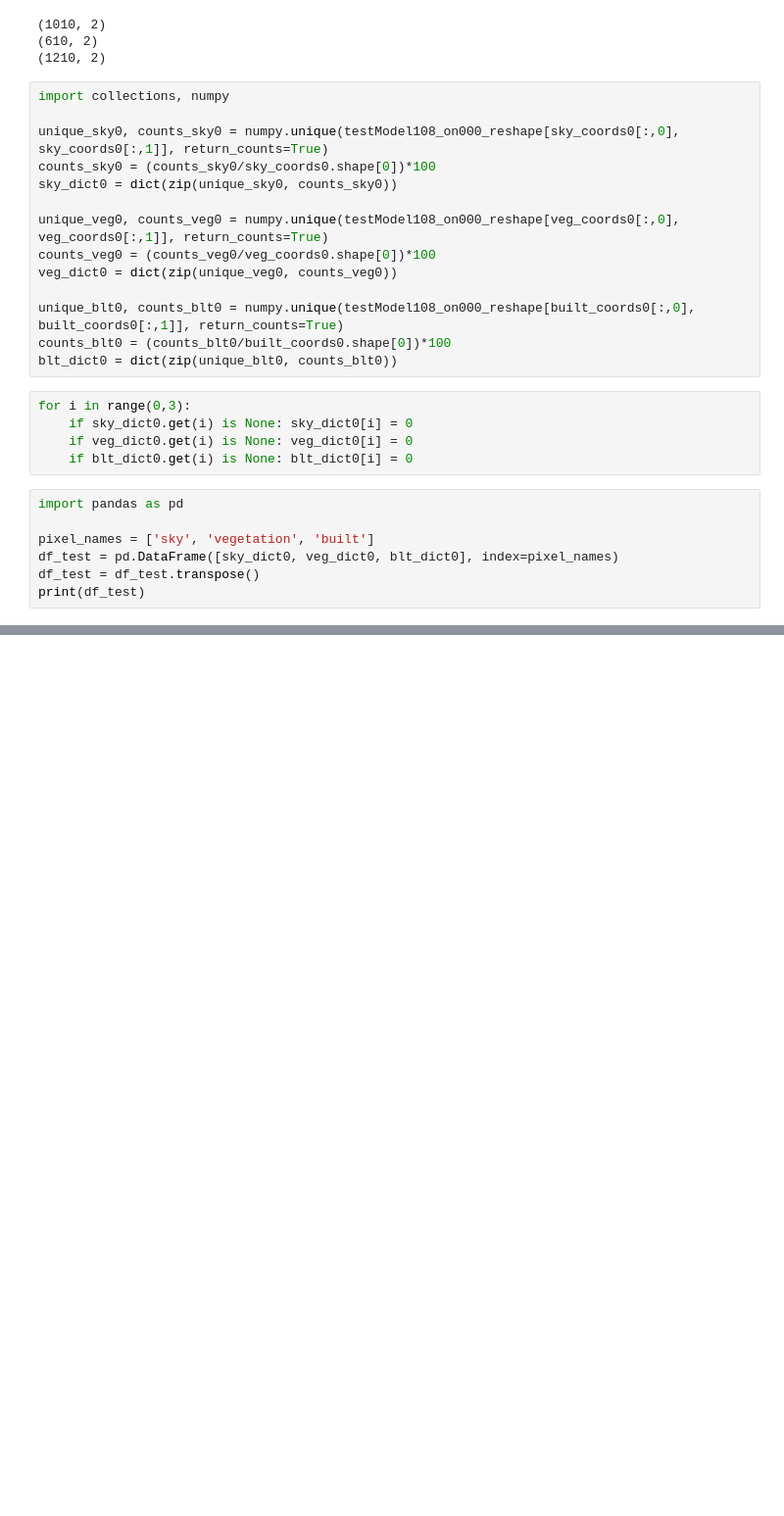
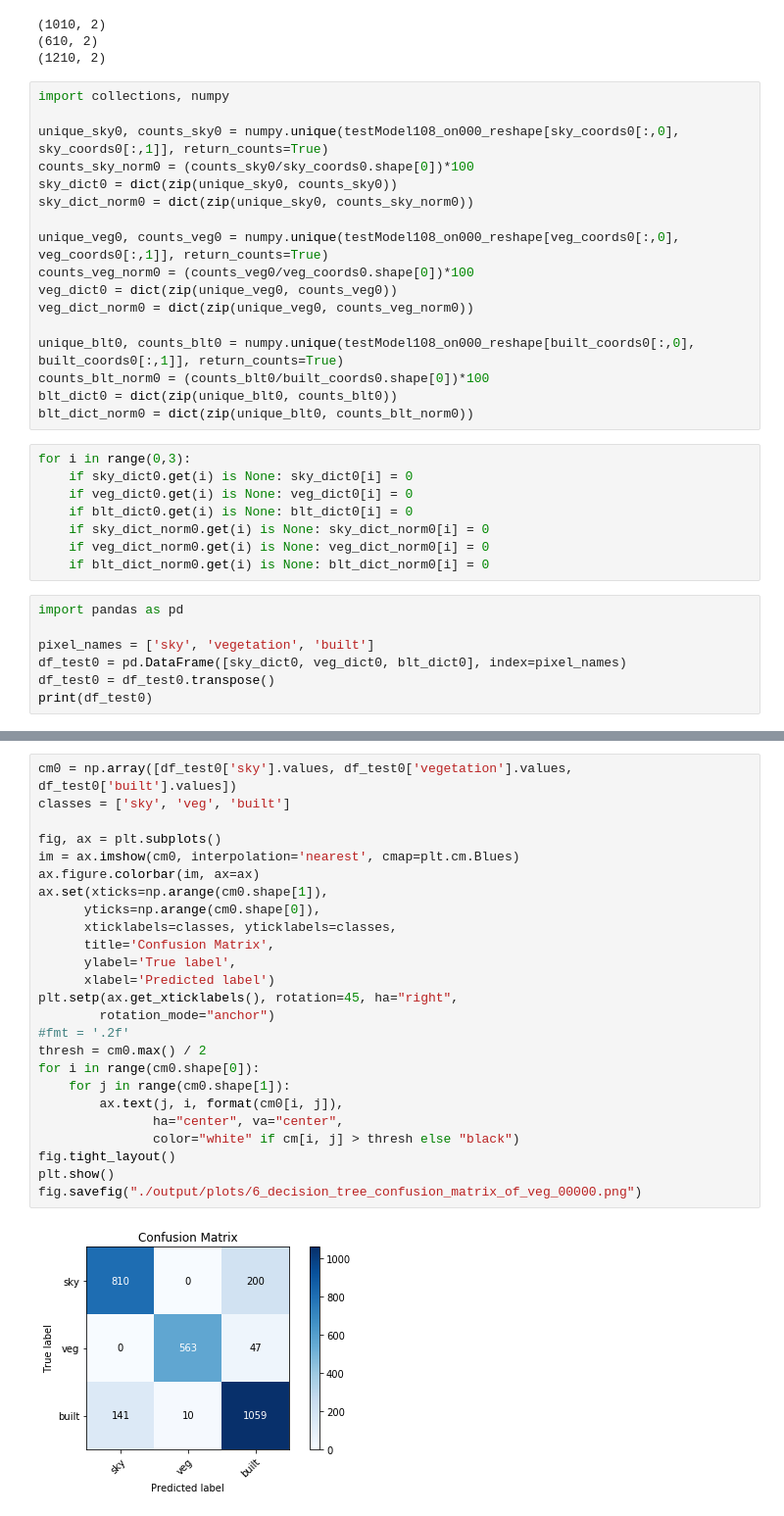
Before and after one commit to faridqamar/uo_vegetation, a Jupyter notebook: veg_pix_decision_tree.ipynb, the cells around one changed output, grey strips where cells are left out. Shown: that part at 98% size. Saved outputs shown, nothing was run; the diff lists cells and outputs as text; blank space fills up the shorter version.

```diff
--- a/veg_pix_decision_tree.ipynb
+++ b/veg_pix_decision_tree.ipynb
@@ -646,26 +649,32 @@ print(built_coords0.shape)
 import collections, numpy
 
 unique_sky0, counts_sky0 = numpy.unique(testModel108_on000_reshape[sky_coords0[:,0], sky_coords0[:,1]], return_counts=True)
-counts_sky0 = (counts_sky0/sky_coords0.shape[0])*100
+counts_sky_norm0 = (counts_sky0/sky_coords0.shape[0])*100
 sky_dict0 = dict(zip(unique_sky0, counts_sky0))
+sky_dict_norm0 = dict(zip(unique_sky0, counts_sky_norm0))
 
 unique_veg0, counts_veg0 = numpy.unique(testModel108_on000_reshape[veg_coords0[:,0], veg_coords0[:,1]], return_counts=True)
-counts_veg0 = (counts_veg0/veg_coords0.shape[0])*100
+counts_veg_norm0 = (counts_veg0/veg_coords0.shape[0])*100
 veg_dict0 = dict(zip(unique_veg0, counts_veg0))
+veg_dict_norm0 = dict(zip(unique_veg0, counts_veg_norm0))
 
 unique_blt0, counts_blt0 = numpy.unique(testModel108_on000_reshape[built_coords0[:,0], built_coords0[:,1]], return_counts=True)
-counts_blt0 = (counts_blt0/built_coords0.shape[0])*100
+counts_blt_norm0 = (counts_blt0/built_coords0.shape[0])*100
 blt_dict0 = dict(zip(unique_blt0, counts_blt0))
+blt_dict_norm0 = dict(zip(unique_blt0, counts_blt_norm0))
 # %%
 for i in range(0,3):
     if sky_dict0.get(i) is None: sky_dict0[i] = 0
     if veg_dict0.get(i) is None: veg_dict0[i] = 0
     if blt_dict0.get(i) is None: blt_dict0[i] = 0
+    if sky_dict_norm0.get(i) is None: sky_dict_norm0[i] = 0
+    if veg_dict_norm0.get(i) is None: veg_dict_norm0[i] = 0
+    if blt_dict_norm0.get(i) is None: blt_dict_norm0[i] = 0
 # %%
 import pandas as pd
 
 pixel_names = ['sky', 'vegetation', 'built']
-df_test = pd.DataFrame([sky_dict0, veg_dict0, blt_dict0], index=pixel_names)
-df_test = df_test.transpose()
-print(df_test)
+df_test0 = pd.DataFrame([sky_dict0, veg_dict0, blt_dict0], index=pixel_names)
+df_test0 = df_test0.transpose()
+print(df_test0)
 # %% [output]
@@ -675,0 +697,27 @@ print(df_test)
+# %%
+cm0 = np.array([df_test0['sky'].values, df_test0['vegetation'].values, df_test0['built'].values])
+classes = ['sky', 'veg', 'built']
+
+fig, ax = plt.subplots()
+im = ax.imshow(cm0, interpolation='nearest', cmap=plt.cm.Blues)
+ax.figure.colorbar(im, ax=ax)
+ax.set(xticks=np.arange(cm0.shape[1]),
+      yticks=np.arange(cm0.shape[0]),
+      xticklabels=classes, yticklabels=classes,
+      title='Confusion Matrix',
+      ylabel='True label',
+      xlabel='Predicted label')
+plt.setp(ax.get_xticklabels(), rotation=45, ha="right",
+        rotation_mode="anchor")
+#fmt = '.2f'
+thresh = cm0.max() / 2
+for i in range(cm0.shape[0]):
+    for j in range(cm0.shape[1]):
+        ax.text(j, i, format(cm0[i, j]),
+               ha="center", va="center",
+               color="white" if cm[i, j] > thresh else "black")
+fig.tight_layout()
+plt.show()
+fig.savefig("./output/plots/6_decision_tree_confusion_matrix_of_veg_00000.png")
+# %% [output]
+[figure, added]
```
Also changed, not shown: parts of 7 cells of this notebook, 4 other files.
